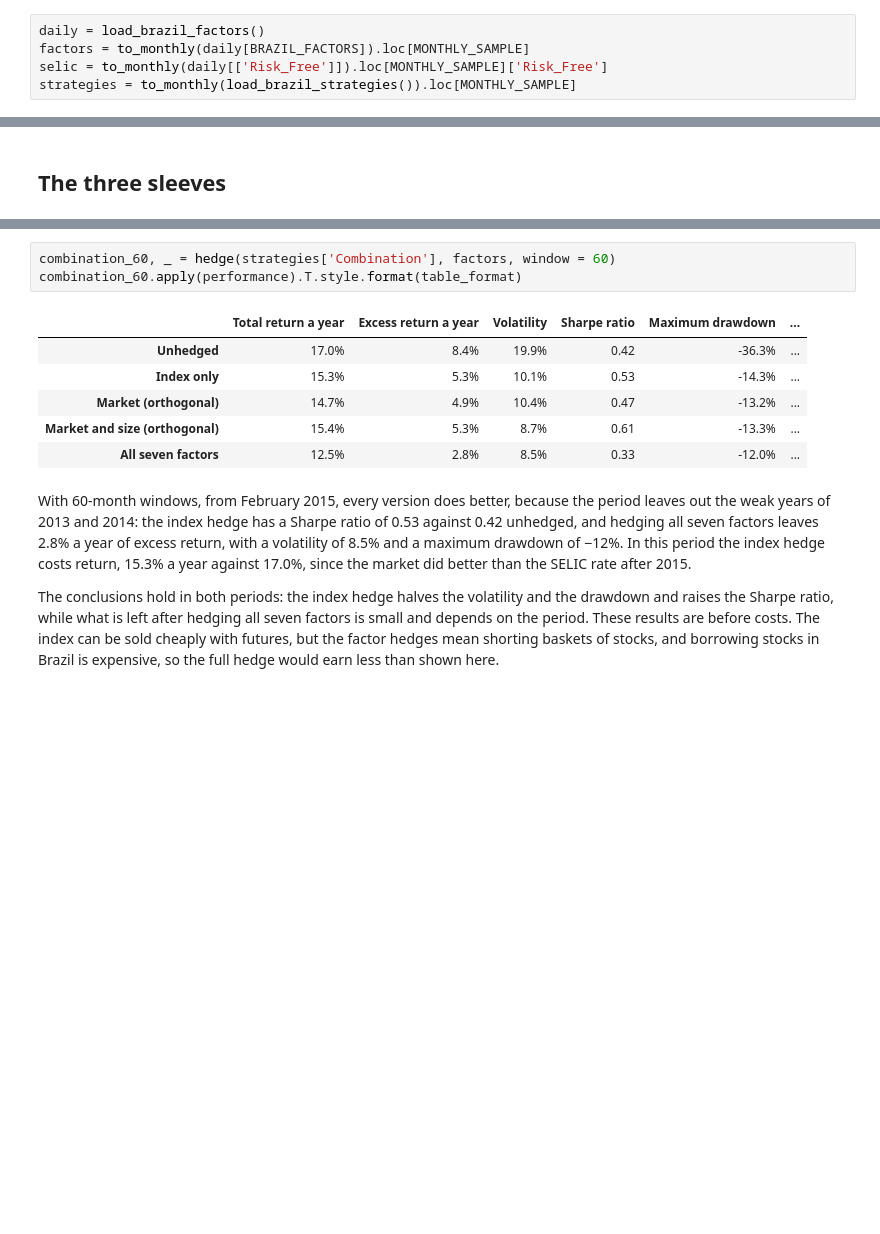
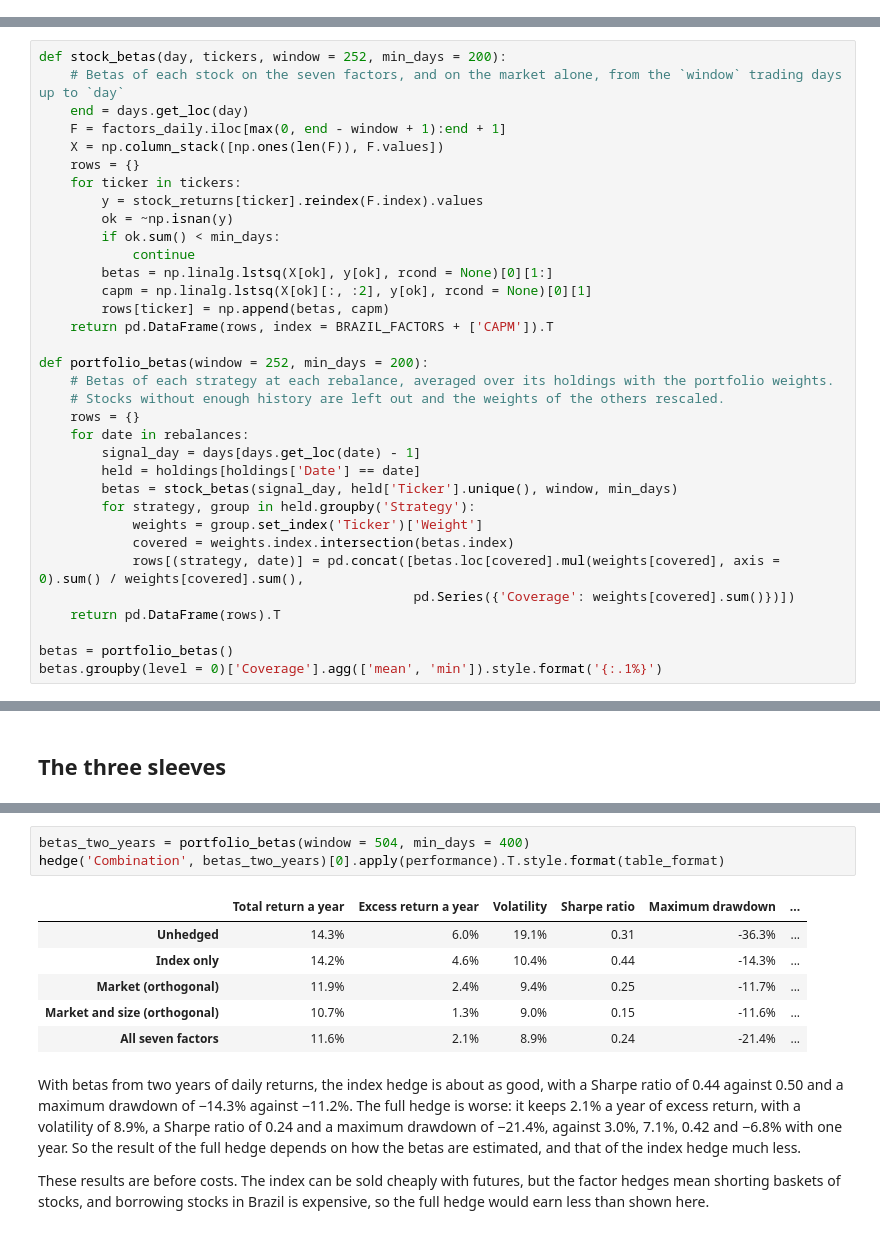
Before and after one commit to pedroandion/orthogonal-factors-brazil, a Jupyter notebook: 07_factor_hedge.ipynb, the cells around one changed output, grey strips where cells are left out. Saved outputs shown, nothing was run; the diff lists cells and outputs as text; blank space fills up the shorter version.

```diff
--- a/07_factor_hedge.ipynb
+++ b/07_factor_hedge.ipynb
@@ -33,8 +33,3 @@ from orthofactors.plotting import set_style, factor_colors, CATEGORICAL
 set_style()
 Path('results').mkdir(exist_ok = True)
 colors = factor_colors(BRAZIL_FACTORS)
-# %%
-daily = load_brazil_factors()
-factors = to_monthly(daily[BRAZIL_FACTORS]).loc[MONTHLY_SAMPLE]
-selic = to_monthly(daily[['Risk_Free']]).loc[MONTHLY_SAMPLE]['Risk_Free']
-strategies = to_monthly(load_brazil_strategies()).loc[MONTHLY_SAMPLE]
@@ -40,0 +59,34 @@ strategies = to_monthly(load_brazil_strategies()).loc[MONTHLY_SAMPLE]
+# %%
+def stock_betas(day, tickers, window = 252, min_days = 200):
+    # Betas of each stock on the seven factors, and on the market alone, from the `window` trading days up to `day`
+    end = days.get_loc(day)
+    F = factors_daily.iloc[max(0, end - window + 1):end + 1]
+    X = np.column_stack([np.ones(len(F)), F.values])
+    rows = {}
+    for ticker in tickers:
+        y = stock_returns[ticker].reindex(F.index).values
+        ok = ~np.isnan(y)
+        if ok.sum() < min_days:
+            continue
+        betas = np.linalg.lstsq(X[ok], y[ok], rcond = None)[0][1:]
+        capm = np.linalg.lstsq(X[ok][:, :2], y[ok], rcond = None)[0][1]
+        rows[ticker] = np.append(betas, capm)
+    return pd.DataFrame(rows, index = BRAZIL_FACTORS + ['CAPM']).T
+
+def portfolio_betas(window = 252, min_days = 200):
+    # Betas of each strategy at each rebalance, averaged over its holdings with the portfolio weights.
+    # Stocks without enough history are left out and the weights of the others rescaled.
+    rows = {}
+    for date in rebalances:
+        signal_day = days[days.get_loc(date) - 1]
+        held = holdings[holdings['Date'] == date]
+        betas = stock_betas(signal_day, held['Ticker'].unique(), window, min_days)
+        for strategy, group in held.groupby('Strategy'):
+            weights = group.set_index('Ticker')['Weight']
+            covered = weights.index.intersection(betas.index)
+            rows[(strategy, date)] = pd.concat([betas.loc[covered].mul(weights[covered], axis = 0).sum() / weights[covered].sum(),
+                                                pd.Series({'Coverage': weights[covered].sum()})])
+    return pd.DataFrame(rows).T
+
+betas = portfolio_betas()
+betas.groupby(level = 0)['Coverage'].agg(['mean', 'min']).style.format('{:.1%}')
@@ -199,15 +388,15 @@ The same hedges with betas from the previous 60 months, so the hedged months sta
 # %%
-combination_60, _ = hedge(strategies['Combination'], factors, window = 60)
-combination_60.apply(performance).T.style.format(table_format)
+betas_two_years = portfolio_betas(window = 504, min_days = 400)
+hedge('Combination', betas_two_years)[0].apply(performance).T.style.format(table_format)
 # %% [output]
 |  | Total return a year | Excess return a year | Volatility | Sharpe ratio | Maximum drawdown | ... |
-| Unhedged | 17.0% | 8.4% | 19.9% | 0.42 | -36.3% | ... |
-| Index only | 15.3% | 5.3% | 10.1% | 0.53 | -14.3% | ... |
-| Market (orthogonal) | 14.7% | 4.9% | 10.4% | 0.47 | -13.2% | ... |
-| Market and size (orthogonal) | 15.4% | 5.3% | 8.7% | 0.61 | -13.3% | ... |
-| All seven factors | 12.5% | 2.8% | 8.5% | 0.33 | -12.0% | ... |
+| Unhedged | 14.3% | 6.0% | 19.1% | 0.31 | -36.3% | ... |
+| Index only | 14.2% | 4.6% | 10.4% | 0.44 | -14.3% | ... |
+| Market (orthogonal) | 11.9% | 2.4% | 9.4% | 0.25 | -11.7% | ... |
+| Market and size (orthogonal) | 10.7% | 1.3% | 9.0% | 0.15 | -11.6% | ... |
+| All seven factors | 11.6% | 2.1% | 8.9% | 0.24 | -21.4% | ... |
 # %% [markdown]
-With 60-month windows, from February 2015, every version does better, because the period leaves out the weak years of 2013 and 2014: the index hedge has a Sharpe ratio of 0.53 against 0.42 unhedged, and hedging all seven factors leaves 2.8% a year of excess return, with a volatility of 8.5% and a maximum drawdown of −12%. In this period the index hedge costs return, 15.3% a year against 17.0%, since the market did better than the SELIC rate after 2015.
+With betas from two years of daily returns, the index hedge is about as good, with a Sharpe ratio of 0.44 against 0.50 and a maximum drawdown of −14.3% against −11.2%. The full hedge is worse: it keeps 2.1% a year of excess return, with a volatility of 8.9%, a Sharpe ratio of 0.24 and a maximum drawdown of −21.4%, against 3.0%, 7.1%, 0.42 and −6.8% with one year. So the result of the full hedge depends on how the betas are estimated, and that of the index hedge much less.
 
-The conclusions hold in both periods: the index hedge halves the volatility and the drawdown and raises the Sharpe ratio, while what is left after hedging all seven factors is small and depends on the period. These results are before costs. The index can be sold cheaply with futures, but the factor hedges mean shorting baskets of stocks, and borrowing stocks in Brazil is expensive, so the full hedge would earn less than shown here.
+These results are before costs. The index can be sold cheaply with futures, but the factor hedges mean shorting baskets of stocks, and borrowing stocks in Brazil is expensive, so the full hedge would earn less than shown here.
 # %%
```
Also changed, not shown: parts of 31 cells of this notebook, 9 other files.
